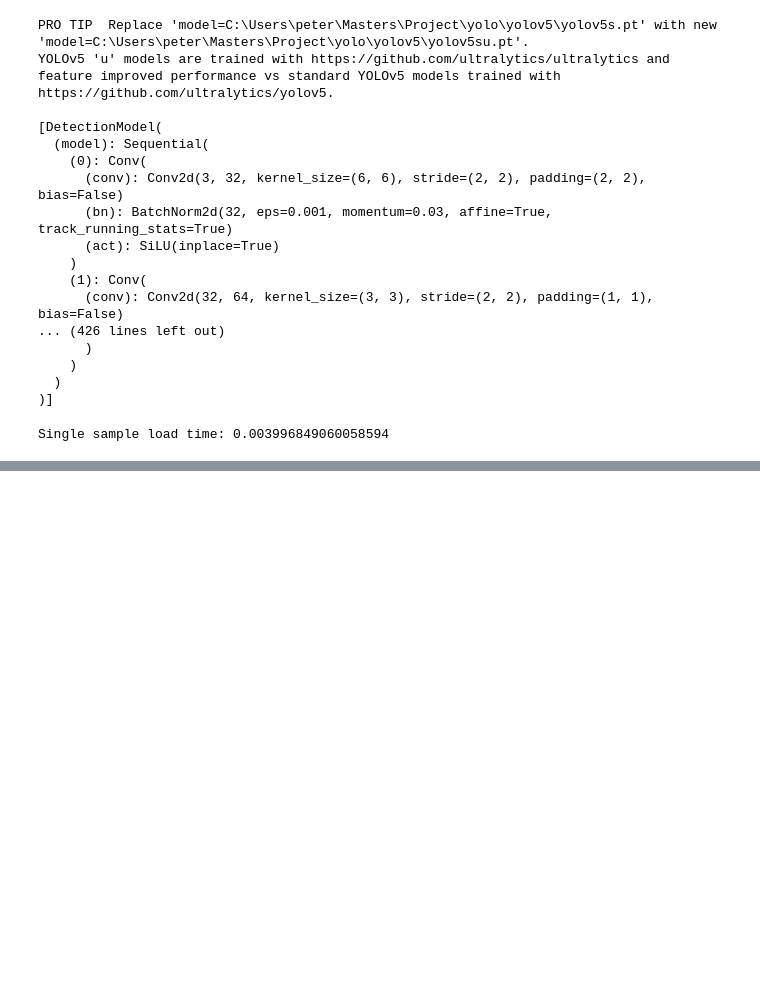
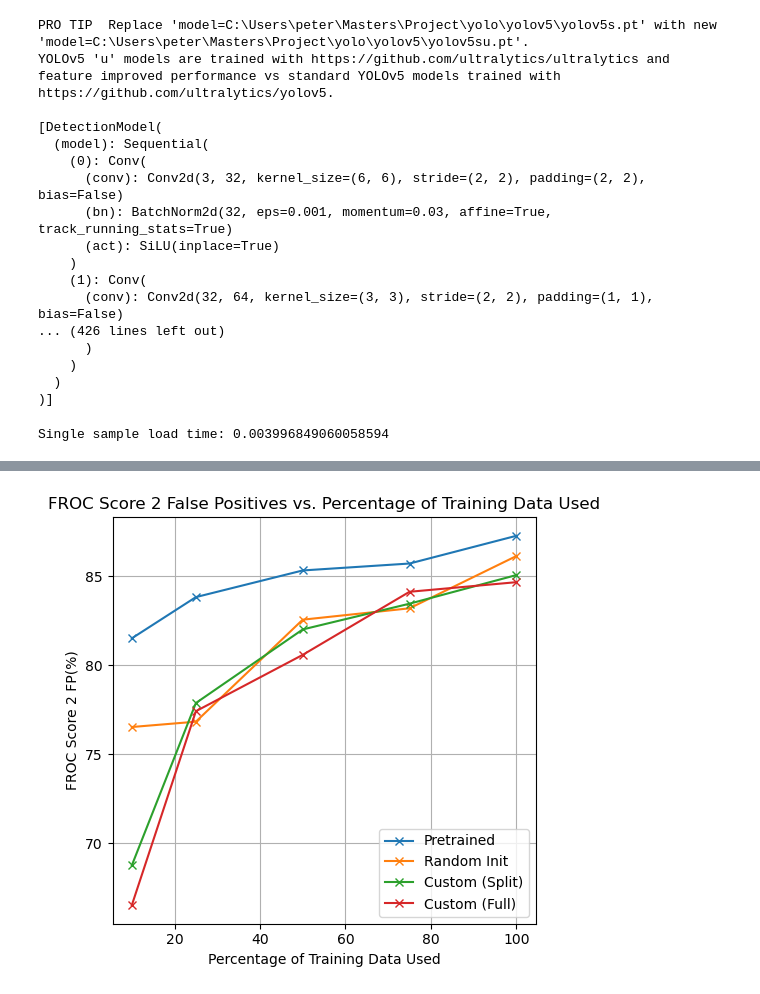
Before and after one commit to pleeeb/CT_SSL_Project, a Jupyter notebook: Project.ipynb, the cells around one changed output, grey strips where cells are left out. Saved outputs shown, nothing was run; the diff lists cells and outputs as text; code cells hidden in the pictures; blank space fills up the shorter version.

```diff
--- a/Project.ipynb
+++ b/Project.ipynb
@@ -1102,0 +1154,14 @@ if __name__ == "__main__":
+# %%
+plt.figure(figsize=(5, 5))
+for i, result in enumerate(results_froc_2fp):
+    plt.plot(x, result, label=labels[i], marker='x')
+
+plt.xlabel("Percentage of Training Data Used")
+plt.ylabel("FROC Score 2 FP(%)")
+plt.title("FROC Score 2 False Positives vs. Percentage of Training Data Used")
+plt.grid(True)
+plt.legend()
+plt.tight_layout()
+plt.show()
+# %% [output]
+[figure, added]
```
Also changed, not shown: parts of 4 cells of this notebook, 1 other file.
